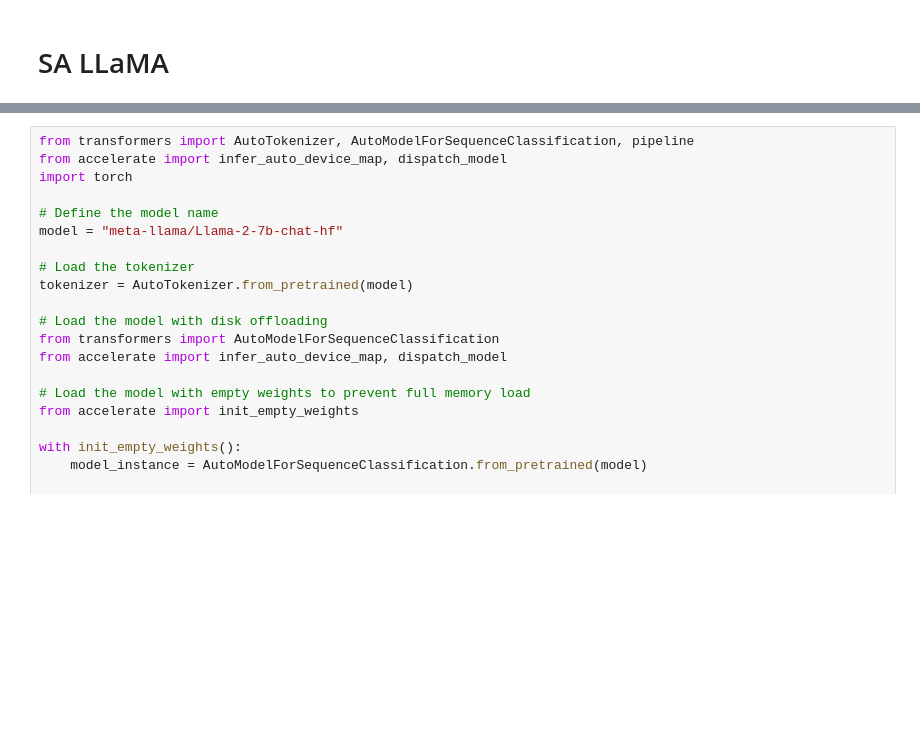
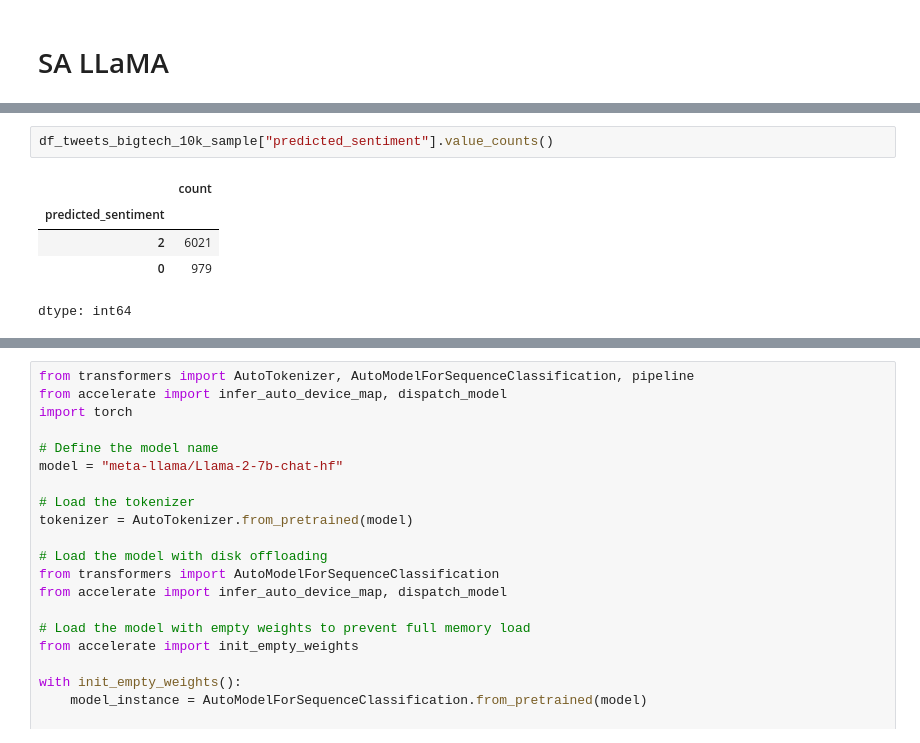
Before and after one commit to GeorgH02/thesis-code-3, a Jupyter notebook: SA LLaMA.ipynb, the cells around one changed output, grey strips where cells are left out. Drawn from its saved outputs; the diff is of its cells as text; blank space fills up the shorter version.

```diff
--- a/SA LLaMA.ipynb
+++ b/SA LLaMA.ipynb
@@ -46,0 +115,8 @@ Traceback (most recent call last):
+# %%
+df_tweets_bigtech_10k_sample["predicted_sentiment"].value_counts()
+# %% [output]
+|  | count |
+| predicted_sentiment |  |
+| 2 | 6021 |
+| 0 | 979 |
+dtype: int64
```
Also changed, not shown: parts of 15 cells of this notebook, 3 other files.
